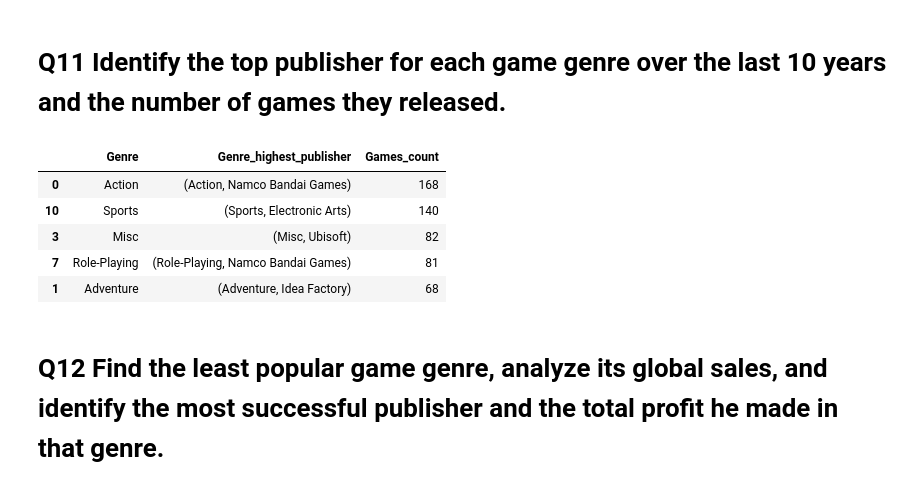
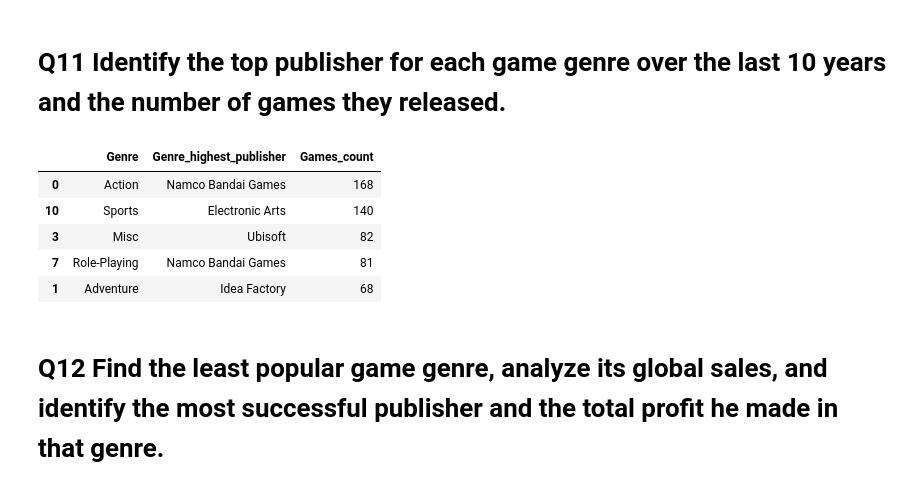
Before and after one commit to mostafa-s-mostafa/EDA_Games_DF, a Jupyter notebook: EDA project.ipynb, the cells around one changed output. Drawn from its saved outputs; the diff is of its cells as text; code cells hidden in the pictures.

```diff
--- a/EDA project.ipynb
+++ b/EDA project.ipynb
@@ -481,24 +477,26 @@ fig.show()
 # %%
 gdf_last_ten_years = games_df[games_df['Year'] >= 2010] #Data frame of the last 10 years
 genre_there_publisher = gdf_last_ten_years.groupby('Genre')['Publisher'].value_counts()
 
 genre_highest_publisher = genre_there_publisher.groupby(level=0).idxmax()
 #Every Genre and there highest Publisher
 genre_highest_publisher_count = genre_there_publisher.groupby(level=0).max()
 #Count of the games Published by the Publisher
 
 df_highest_genre_andThere_publisher = (pd.DataFrame({'Genre_highest_publisher':genre_highest_publisher,
                                                      'Games_count':genre_highest_publisher_count})
                                                      .reset_index()
                                                      .sort_values(by="Games_count", ascending=False))
+
+df_highest_genre_andThere_publisher['Genre_highest_publisher'] = df_highest_genre_andThere_publisher['Genre_highest_publisher'].apply(lambda x:x[1])
 df_highest_genre_andThere_publisher.head()
 # %% [output]
 |  | Genre | Genre_highest_publisher | Games_count |
-| 0 | Action | (Action, Namco Bandai Games) | 168 |
-| 10 | Sports | (Sports, Electronic Arts) | 140 |
-| 3 | Misc | (Misc, Ubisoft) | 82 |
-| 7 | Role-Playing | (Role-Playing, Namco Bandai Games) | 81 |
-| 1 | Adventure | (Adventure, Idea Factory) | 68 |
+| 0 | Action | Namco Bandai Games | 168 |
+| 10 | Sports | Electronic Arts | 140 |
+| 3 | Misc | Ubisoft | 82 |
+| 7 | Role-Playing | Namco Bandai Games | 81 |
+| 1 | Adventure | Idea Factory | 68 |
 # %%
 #chart of Top Genres and the number of games published by the highest publisher (Last 10 Years)
 genre_games_fig = px.bar(
```
Also changed, not shown: parts of 2 cells of this notebook.
